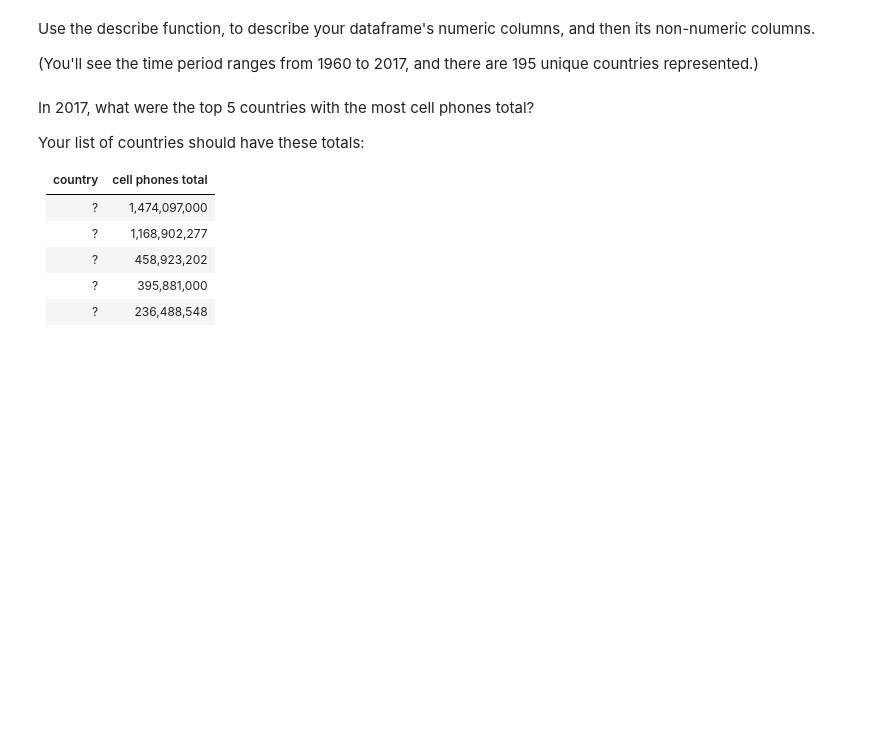
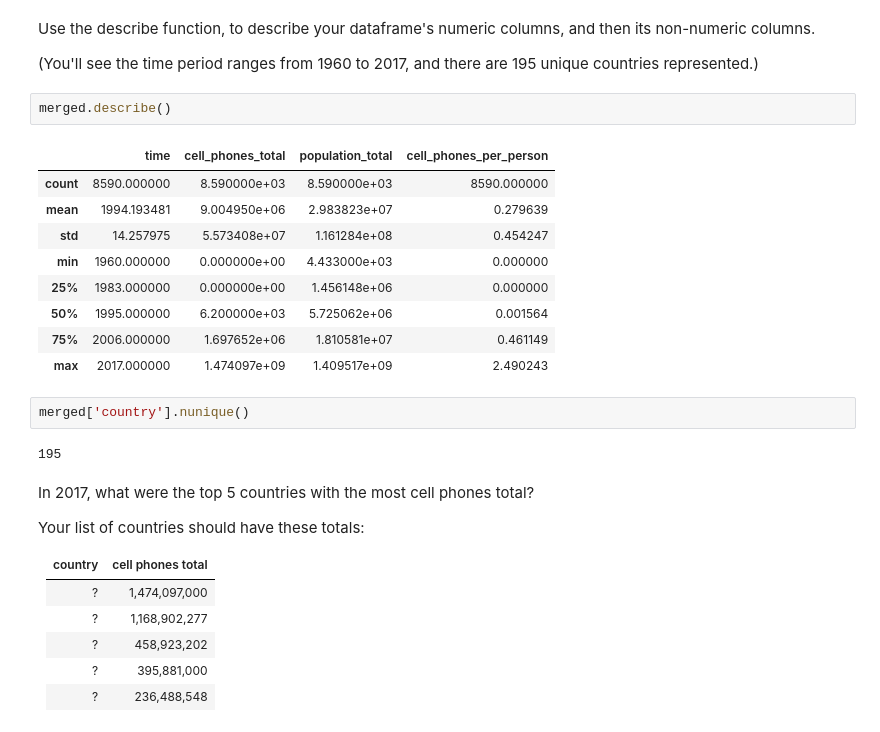
Before and after one commit to AndrewMarksArt/AndrewMarksArt.github.io, a Jupyter notebook: DS_Unit_1_Sprint_Challenge_2_Data_Wrangling_and_Storytelling.ipynb, the cells around one changed output. Drawn from its saved outputs; the diff is of its cells as text; blank space fills up the shorter version.

```diff
--- a/DS_Unit_1_Sprint_Challenge_2_Data_Wrangling_and_Storytelling.ipynb
+++ b/DS_Unit_1_Sprint_Challenge_2_Data_Wrangling_and_Storytelling.ipynb
@@ -186,6 +184,22 @@ merged.head()
 Use the describe function, to describe your dataframe's numeric columns, and then its non-numeric columns.
 
 (You'll see the time period ranges from 1960 to 2017, and there are 195 unique countries represented.)
+# %%
+merged.describe()
+# %% [output]
+|  | time | cell_phones_total | population_total | cell_phones_per_person |
+| count | 8590.000000 | 8.590000e+03 | 8.590000e+03 | 8590.000000 |
+| mean | 1994.193481 | 9.004950e+06 | 2.983823e+07 | 0.279639 |
+| std | 14.257975 | 5.573408e+07 | 1.161284e+08 | 0.454247 |
+| min | 1960.000000 | 0.000000e+00 | 4.433000e+03 | 0.000000 |
+| 25% | 1983.000000 | 0.000000e+00 | 1.456148e+06 | 0.000000 |
+| 50% | 1995.000000 | 6.200000e+03 | 5.725062e+06 | 0.001564 |
+| 75% | 2006.000000 | 1.697652e+06 | 1.810581e+07 | 0.461149 |
+| max | 2017.000000 | 1.474097e+09 | 1.409517e+09 | 2.490243 |
+# %%
+merged['country'].nunique()
+# %% [output]
+195
 # %% [markdown]
 In 2017, what were the top 5 countries with the most cell phones total?
 
```
Also changed, not shown: parts of 5 cells of this notebook.
